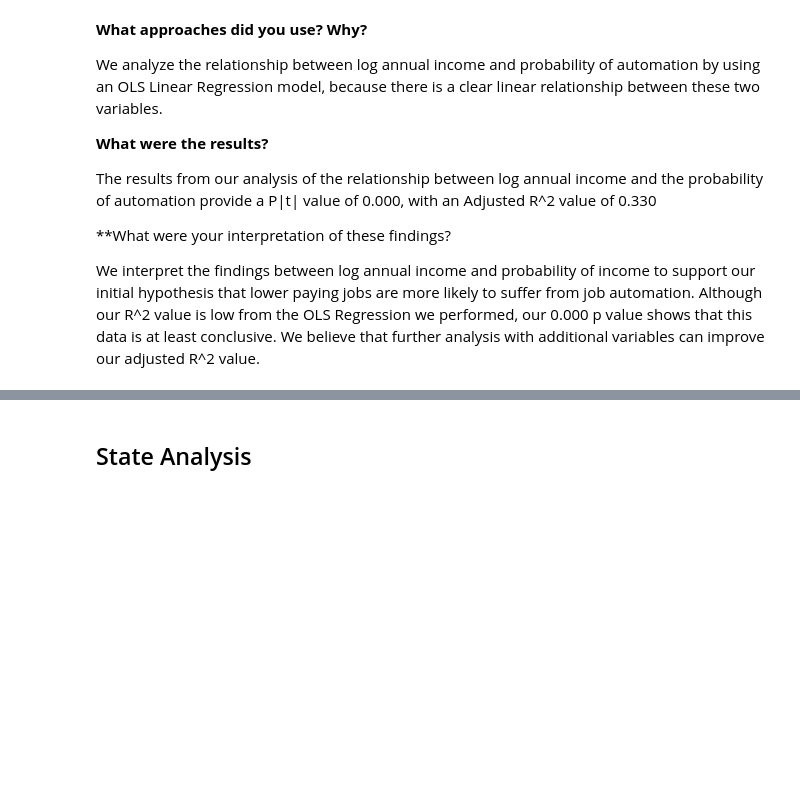
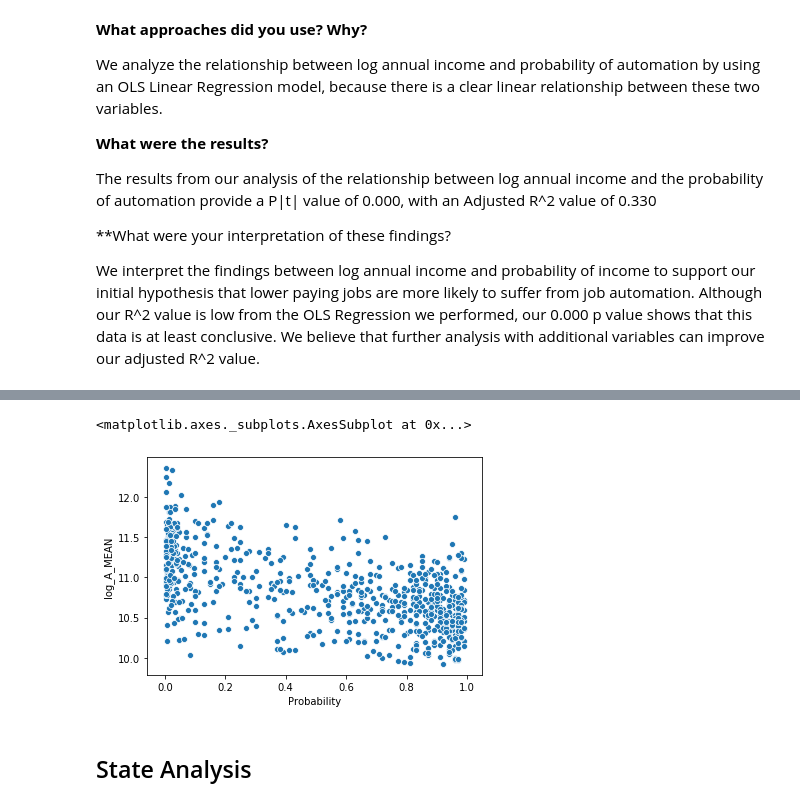
Before and after one commit to COGS108/group11_sp20, a Jupyter notebook: FinalProject_group11.ipynb, the cells around one changed output, grey strips where cells are left out. Cells and saved outputs as stored; diff of their text form; code cells hidden in the pictures; blank space fills up the shorter version.

```diff
--- a/FinalProject_group11.ipynb
+++ b/FinalProject_group11.ipynb
@@ -447,6 +500,9 @@ print(results.summary())
 # %%
 # Look at ditribution of probability and log annual income
-sns.scatterplot(df_probwages.Probability, df_probwages.log_A_MEAN)
+sns.scatterplot(df_probwages_m.Probability, df_probwages_m.log_A_MEAN)
+# %% [output]
+<matplotlib.axes._subplots.AxesSubplot at 0x...>
+[figure, added]
 # %% [markdown]
 ## State Analysis
 # %% [markdown]
```
Also changed, not shown: parts of 20 cells of this notebook.
